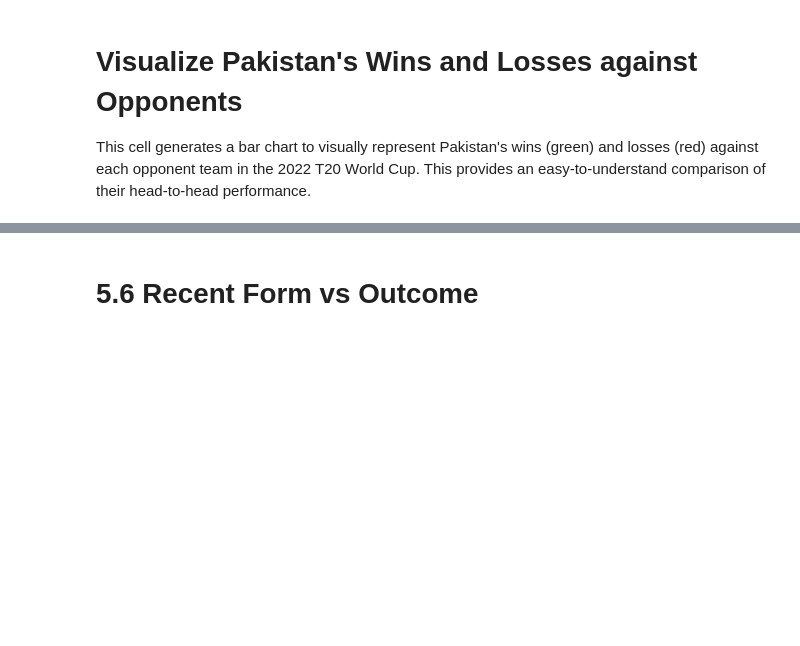
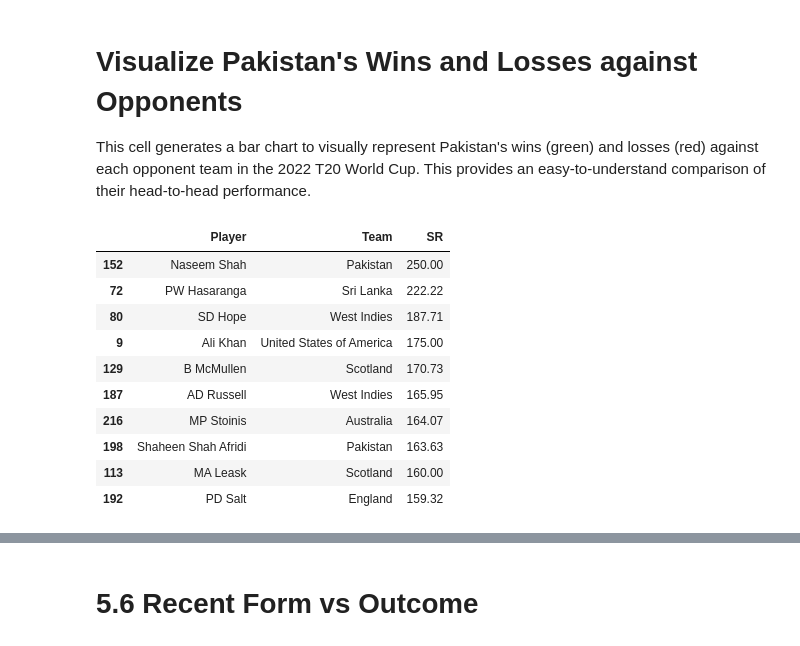
Before and after one commit to usama488/Data-science, a Jupyter notebook: (EDA)_of_the_2022_T20_World_Cup.ipynb, the cells around one changed output, grey strips where cells are left out. Cells and saved outputs as stored; diff of their text form; code cells hidden in the pictures; blank space fills up the shorter version.

```diff
--- a/(EDA)_of_the_2022_T20_World_Cup.ipynb
+++ b/(EDA)_of_the_2022_T20_World_Cup.ipynb
@@ -148,4 +152,19 @@ venue_counts = df['Venue'].value_counts().reset_index()
 venue_counts.columns = ['Venue', 'Matches']
+# %%
+top_10_players_by_sr = df.sort_values(by='SR', ascending=False).head(10)
+display(top_10_players_by_sr[['Player', 'Team', 'SR']])
+# %% [output]
+|  | Player | Team | SR |
+| 152 | Naseem Shah | Pakistan | 250.00 |
+| 72 | PW Hasaranga | Sri Lanka | 222.22 |
+| 80 | SD Hope | West Indies | 187.71 |
+| 9 | Ali Khan | United States of America | 175.00 |
+| 129 | B McMullen | Scotland | 170.73 |
+| 187 | AD Russell | West Indies | 165.95 |
+| 216 | MP Stoinis | Australia | 164.07 |
+| 198 | Shaheen Shah Afridi | Pakistan | 163.63 |
+| 113 | MA Leask | Scotland | 160.00 |
+| 192 | PD Salt | England | 159.32 |
 # %%
 fig = px.bar(venue_counts.head(10), x='Matches', y='Venue', orientation='h',
              title='Most Common Venues', color='Matches')
```
Also changed, not shown: parts of 61 cells of this notebook.
